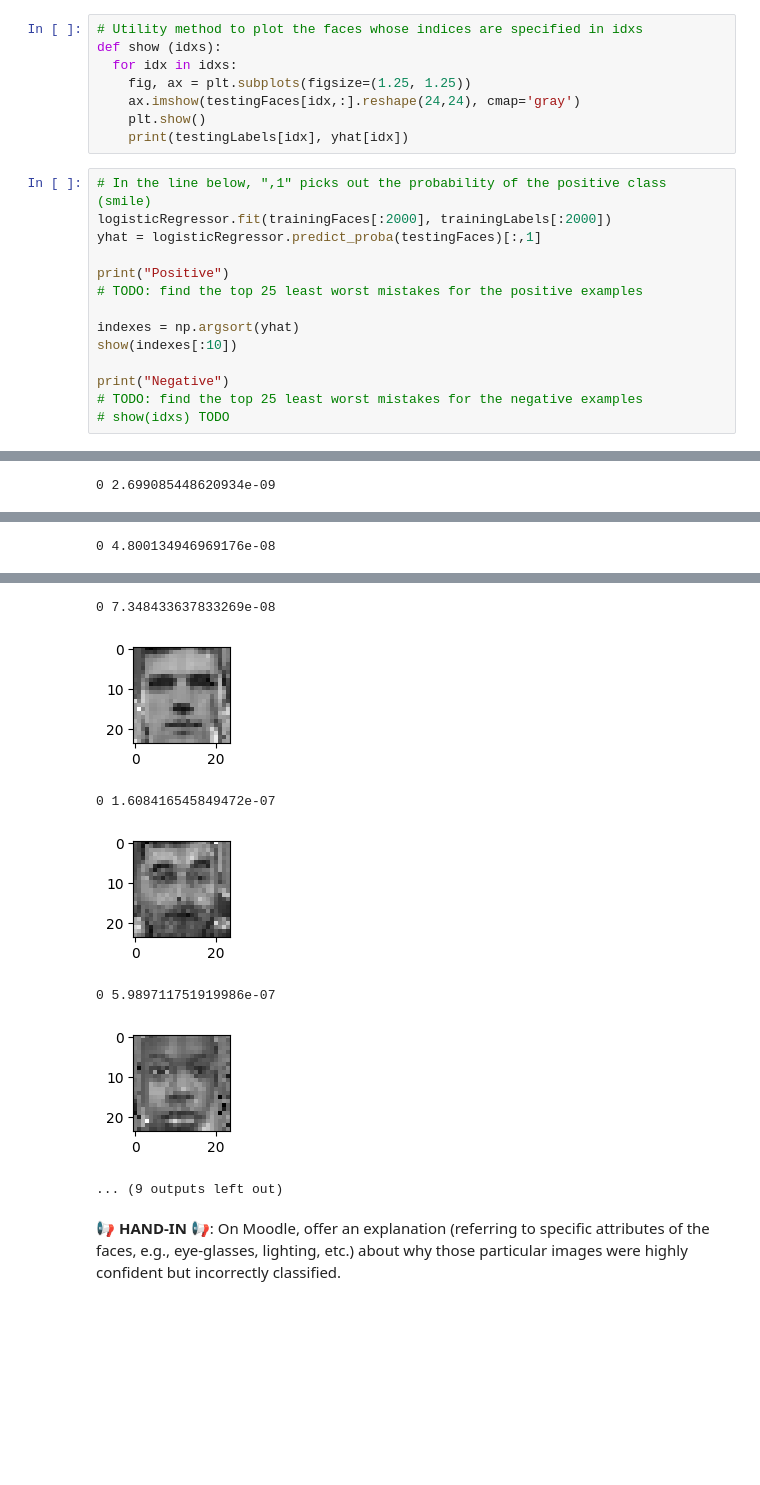
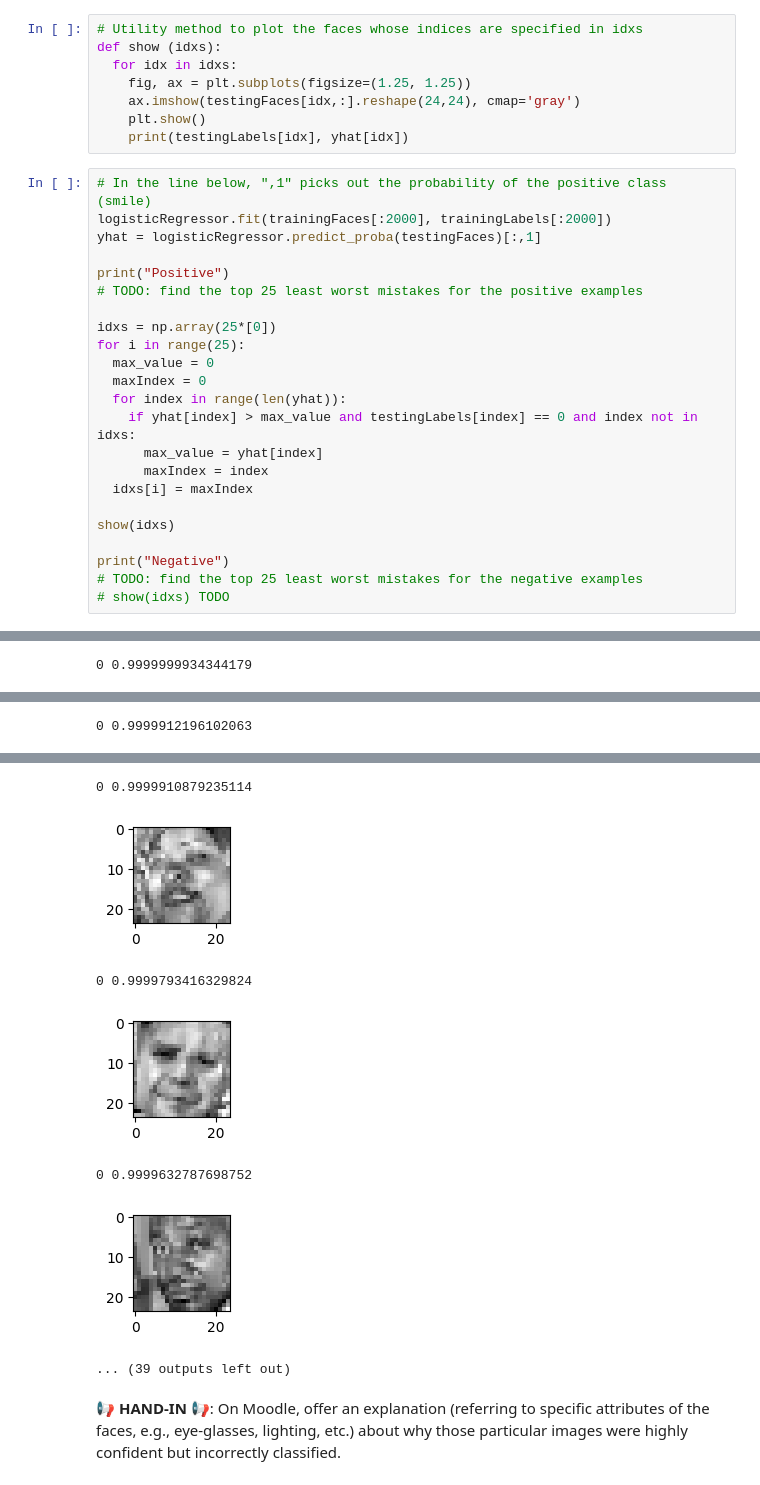
Before and after one commit to bjoern555/adventOfCode24, a Jupyter notebook: L04_Logistic_Regression_LAB_ASSIGNMENT.ipynb, the cells around one changed output, grey strips where cells are left out. Drawn from its saved outputs; the diff is of its cells as text; blank space fills up the shorter version.

```diff
--- a/L04_Logistic_Regression_LAB_ASSIGNMENT.ipynb
+++ b/L04_Logistic_Regression_LAB_ASSIGNMENT.ipynb
@@ -168,8 +168,17 @@ yhat = logisticRegressor.predict_proba(testingFaces)[:,1]
 print("Positive")
 # TODO: find the top 25 least worst mistakes for the positive examples
 
-indexes = np.argsort(yhat)
-show(indexes[:10])
+idxs = np.array(25*[0])
+for i in range(25):
+  max_value = 0
+  maxIndex = 0
+  for index in range(len(yhat)):
+    if yhat[index] > max_value and testingLabels[index] == 0 and index not in idxs:
+      max_value = yhat[index]
+      maxIndex = index
+  idxs[i] = maxIndex
+
+show(idxs)
 
 print("Negative")
 # TODO: find the top 25 least worst mistakes for the negative examples
@@ -180 +189 @@ Positive
-0 2.699085448620934e-09
+0 0.9999999934344179
@@ -182 +191 @@ Positive
-0 4.800134946969176e-08
+0 0.9999912196102063
@@ -184,10 +193,10 @@ Positive
-0 7.348433637833269e-08
+0 0.9999910879235114
-[figure, old version]
+[figure, new version]
-0 1.608416545849472e-07
+0 0.9999793416329824
-[figure, old version]
+[figure, new version]
-0 5.989711751919986e-07
+0 0.9999632787698752
-[figure, old version]
+[figure, new version]
-... (9 outputs left out)
+... (39 outputs left out)
 # %% [markdown]
 📢 **HAND-IN** 📢:
 On Moodle, offer an explanation (referring to specific attributes of the faces, e.g., eye-glasses, lighting, etc.) about why those particular images were highly confident but incorrectly classified.
```
Also changed, not shown: parts of 1 cell of this notebook.
